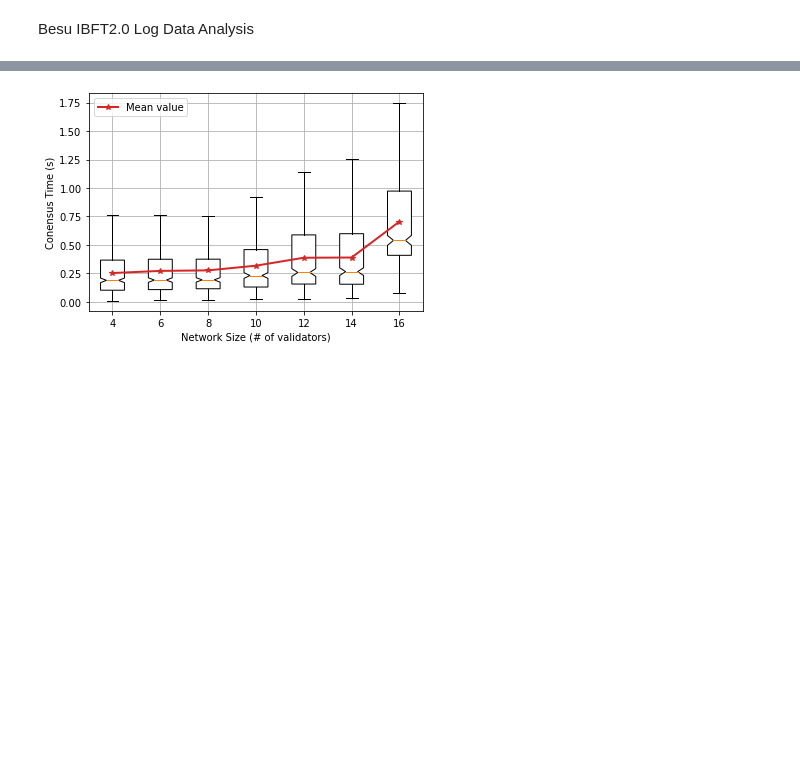
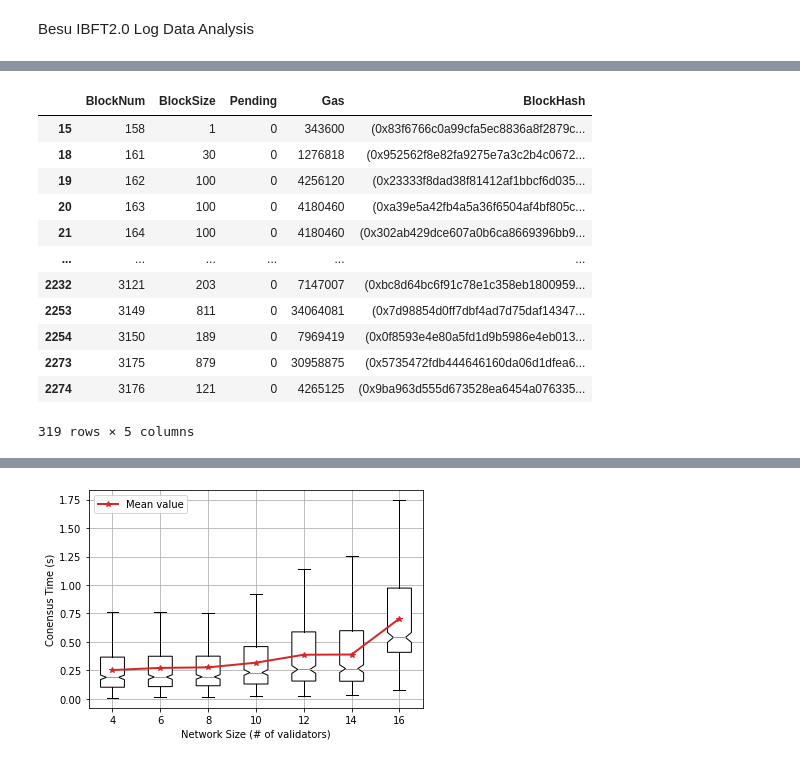
Before and after one commit to CaixiangFan/besu-benchmark, a Jupyter notebook: src/log_analysis.ipynb, the cells around one changed output, grey strips where cells are left out. Cells and saved outputs as stored; diff of their text form; code cells hidden in the pictures; blank space fills up the shorter version.

```diff
--- a/src/log_analysis.ipynb
+++ b/src/log_analysis.ipynb
@@ -216,0 +251,55 @@ consensus_time16 = cal_consensus_time(df16)
+# %%
+logpath = logpaths['4nodes']
+files = [file for file in os.listdir(logpath) if 'besu' in file and '.log' in file]
+log_file = os.path.join(logpath, files[0])
+
+def get_blksize(log_file):
+    '''
+
+    '''
+    with open(log_file, 'r') as file:
+        lines = [x.split(' | ') for x in file.read().splitlines() if ('PersistBlockTask | Imported' in x)]
+        lines = [line for line in lines if len(line) > 1]
+    result = {}
+    for i in range(len(lines)):
+        result[i] = lines[i]
+
+    j = json.dumps(result)
+    df = pd.read_json(j, orient='index')
+    df.rename(columns={0: 'Timestamp',
+                        1: 'Process',
+                        2: 'LogLevel',
+                        3: 'LogSource',
+                        4: 'Description'}, inplace=True)
+
+    df['Timestamp'] = pd.to_datetime(df.Timestamp, infer_datetime_format=True, utc=True)
+    df_des = df.loc[:, 'Description'].str.split('/', expand=True)
+    df_des.rename(columns={0: 'BlockNum',
+                    1: 'BlockSize',
+                    2: 'Pending',
+                    3: 'Gas',
+                    4: 'BlockHash'}, inplace=True)
+    df_des = df_des.replace(',','', regex=True)
+    df_des['BlockNum'] = df_des.BlockNum.str.split('#', expand=True)[1].astype(int)
+    df_des['BlockSize'] = df_des.BlockSize.str.split('tx', expand=True)[0].astype(int)
+    df_des['Pending'] = df_des.Pending.str.split('om', expand=True)[0].astype(int)
+    df_des['Gas'] = df_des.Gas.str.split('(', expand=True)[0].astype(int)
+    df = df_des[df_des.BlockSize != 0]
+    return df
+
+df2 = get_blksize(log_file=log_file)
+df2
+# %% [output]
+|  | BlockNum | BlockSize | Pending | Gas | BlockHash |
+| 15 | 158 | 1 | 0 | 343600 | (0x83f6766c0a99cfa5ec8836a8f2879c... |
+| 18 | 161 | 30 | 0 | 1276818 | (0x952562f8e82fa9275e7a3c2b4c0672... |
+| 19 | 162 | 100 | 0 | 4256120 | (0x23333f8dad38f81412af1bbcf6d035... |
+| 20 | 163 | 100 | 0 | 4180460 | (0xa39e5a42fb4a5a36f6504af4bf805c... |
+| 21 | 164 | 100 | 0 | 4180460 | (0x302ab429dce607a0b6ca8669396bb9... |
+| ... | ... | ... | ... | ... | ... |
+| 2232 | 3121 | 203 | 0 | 7147007 | (0xbc8d64bc6f91c78e1c358eb1800959... |
+| 2253 | 3149 | 811 | 0 | 34064081 | (0x7d98854d0ff7dbf4ad7d75daf14347... |
+| 2254 | 3150 | 189 | 0 | 7969419 | (0x0f8593e4e80a5fd1d9b5986e4eb013... |
+| 2273 | 3175 | 879 | 0 | 30958875 | (0x5735472fdb444646160da06d1dfea6... |
+| 2274 | 3176 | 121 | 0 | 4265125 | (0x9ba963d555d673528ea6454a076335... |
+319 rows × 5 columns
```
Also changed, not shown: parts of 17 cells of this notebook.
